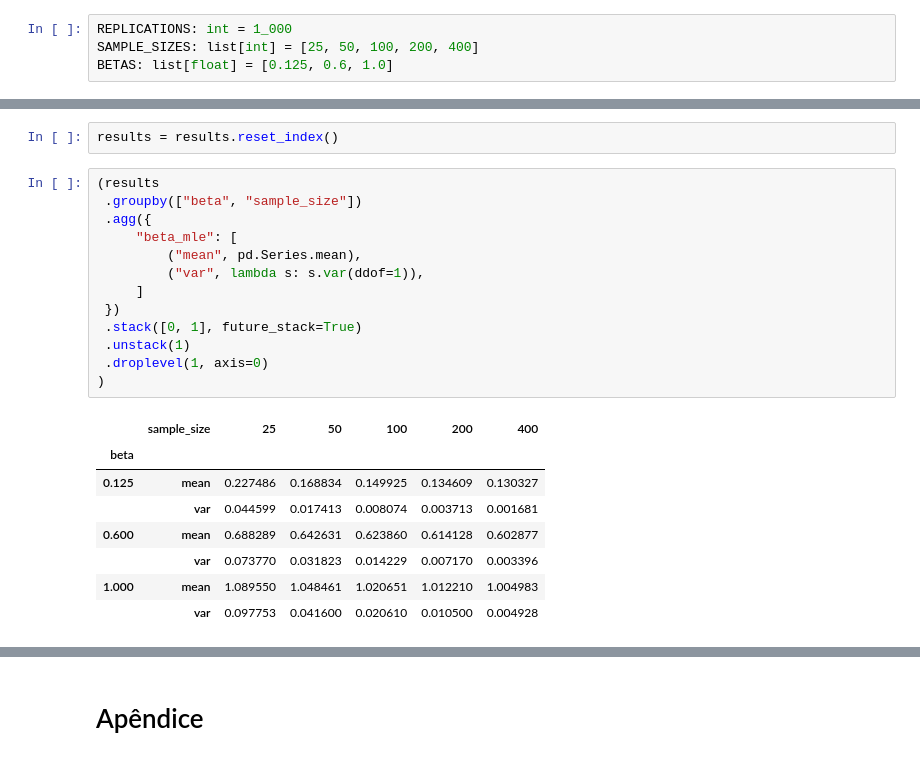
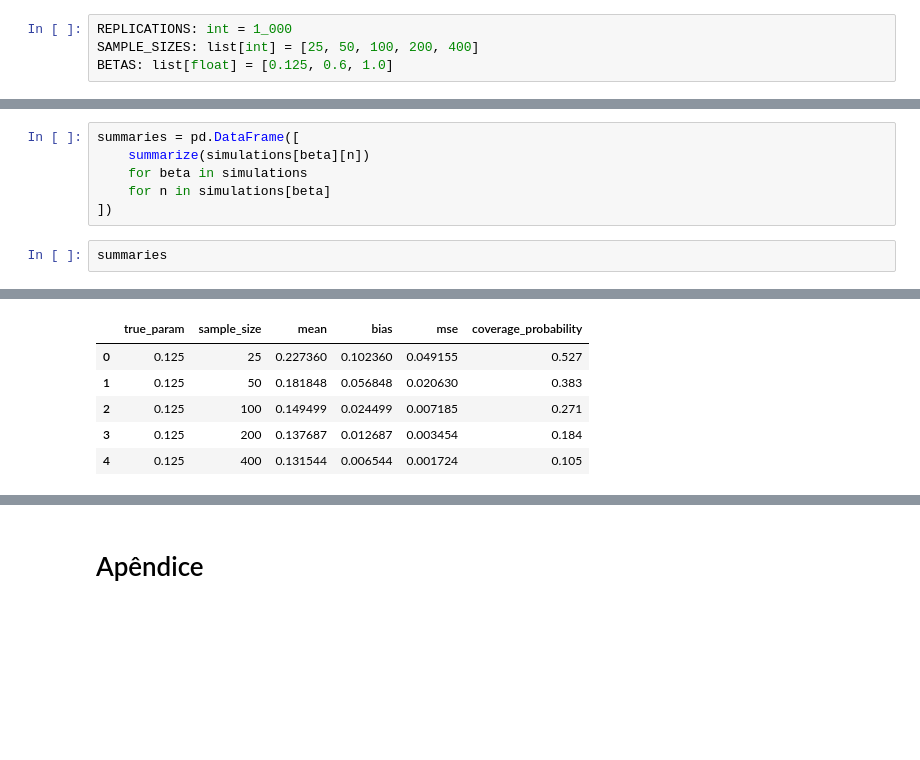
Before and after one commit to alinespereira/alshenawy-distribution, a Jupyter notebook: Alshenawy.ipynb, the cells around one changed output, grey strips where cells are left out. Drawn from its saved outputs; the diff is of its cells as text; blank space fills up the shorter version.

```diff
--- a/Alshenawy.ipynb
+++ b/Alshenawy.ipynb
@@ -61,24 +68,9 @@ beta = 1.0
-# %%
-results = results.reset_index()
-# %%
-(results
- .groupby(["beta", "sample_size"])
- .agg({
-     "beta_mle": [
-         ("mean", pd.Series.mean),
-         ("var", lambda s: s.var(ddof=1)),
-     ]
- })
- .stack([0, 1], future_stack=True)
- .unstack(1)
- .droplevel(1, axis=0)
-)
-# %% [output]
-|  | sample_size | 25 | 50 | 100 | 200 | 400 |
-| beta |  |  |  |  |  |  |
-| 0.125 | mean | 0.227486 | 0.168834 | 0.149925 | 0.134609 | 0.130327 |
-|  | var | 0.044599 | 0.017413 | 0.008074 | 0.003713 | 0.001681 |
-| 0.600 | mean | 0.688289 | 0.642631 | 0.623860 | 0.614128 | 0.602877 |
-|  | var | 0.073770 | 0.031823 | 0.014229 | 0.007170 | 0.003396 |
-| 1.000 | mean | 1.089550 | 1.048461 | 1.020651 | 1.012210 | 1.004983 |
-|  | var | 0.097753 | 0.041600 | 0.020610 | 0.010500 | 0.004928 |
+# %%
+summaries = pd.DataFrame([
+    summarize(simulations[beta][n])
+    for beta in simulations
+    for n in simulations[beta]
+])
+# %%
+summaries
+# %% [output]
@@ -85,3 +78,9 @@ results = results.reset_index()
+|  | true_param | sample_size | mean | bias | mse | coverage_probability |
+| 0 | 0.125 | 25 | 0.227360 | 0.102360 | 0.049155 | 0.527 |
+| 1 | 0.125 | 50 | 0.181848 | 0.056848 | 0.020630 | 0.383 |
+| 2 | 0.125 | 100 | 0.149499 | 0.024499 | 0.007185 | 0.271 |
+| 3 | 0.125 | 200 | 0.137687 | 0.012687 | 0.003454 | 0.184 |
+| 4 | 0.125 | 400 | 0.131544 | 0.006544 | 0.001724 | 0.105 |
 # %%
 fig, ax = plt.subplots()
 
```
Also changed, not shown: parts of 32 cells of this notebook, 3 other files.
